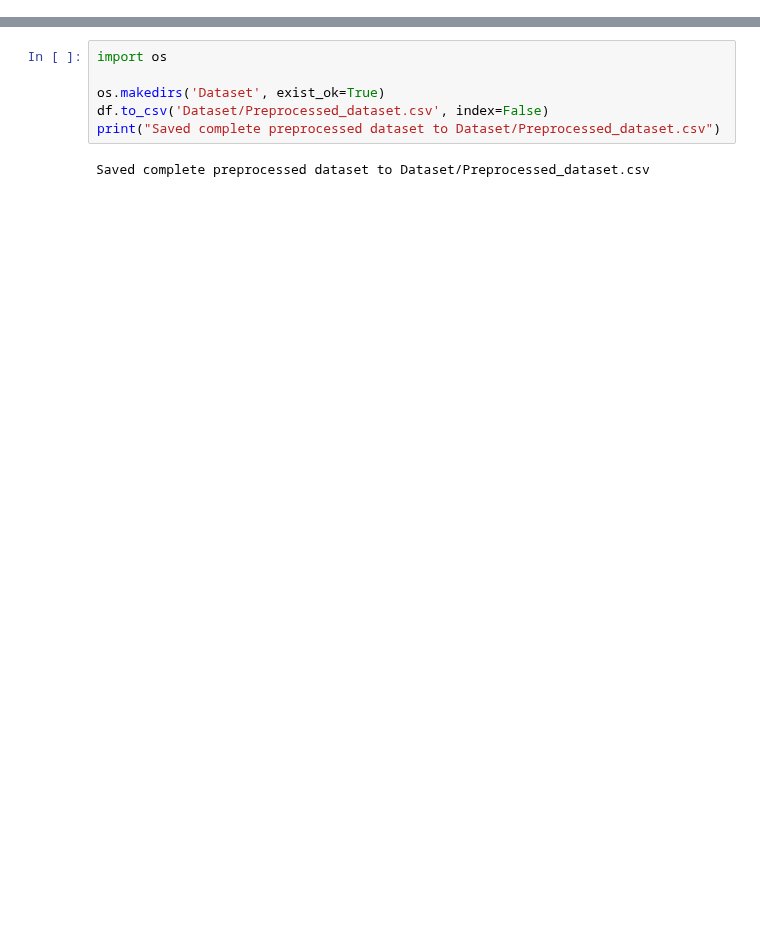
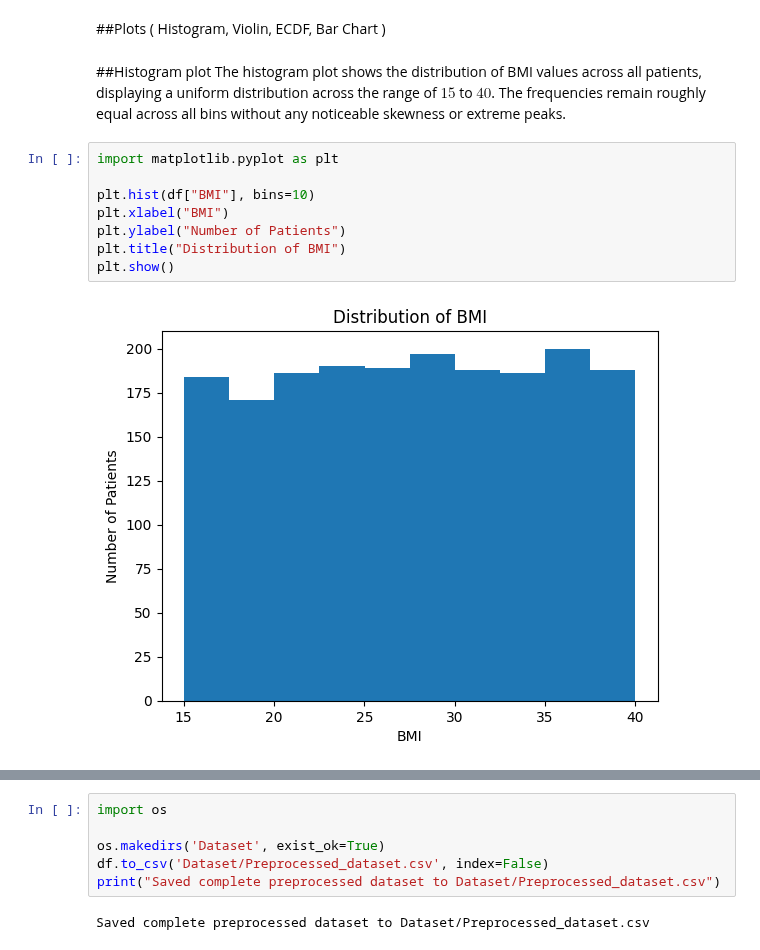
Before and after one commit to reemajedz99/IT326-Diabetes, a Jupyter notebook: Reports/Phase2.ipynb, the cells around one changed output, grey strips where cells are left out. Saved outputs shown, nothing was run; the diff lists cells and outputs as text; blank space fills up the shorter version.

```diff
--- a/Reports/Phase2.ipynb
+++ b/Reports/Phase2.ipynb
@@ -66,0 +106,15 @@ Name: Cholesterol_Ratio, dtype: float64
+# %% [markdown]
+##Plots ( Histogram, Violin, ECDF, Bar Chart )
+# %% [markdown]
+##Histogram plot
+The histogram plot shows the distribution of BMI values across all patients, displaying a uniform distribution across the range of $15$ to $40$. The frequencies remain roughly equal across all bins without any noticeable skewness or extreme peaks.
+# %%
+import matplotlib.pyplot as plt
+
+plt.hist(df["BMI"], bins=10)
+plt.xlabel("BMI")
+plt.ylabel("Number of Patients")
+plt.title("Distribution of BMI")
+plt.show()
+# %% [output]
+[figure, added]
```
Also changed, not shown: parts of 56 cells of this notebook.
